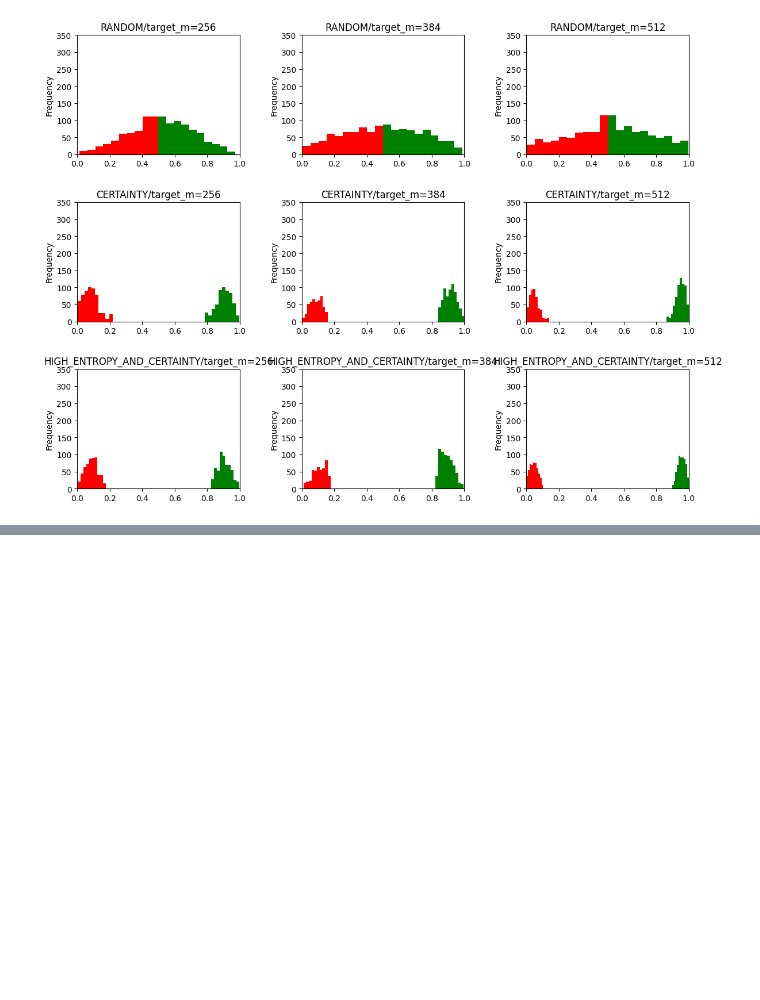
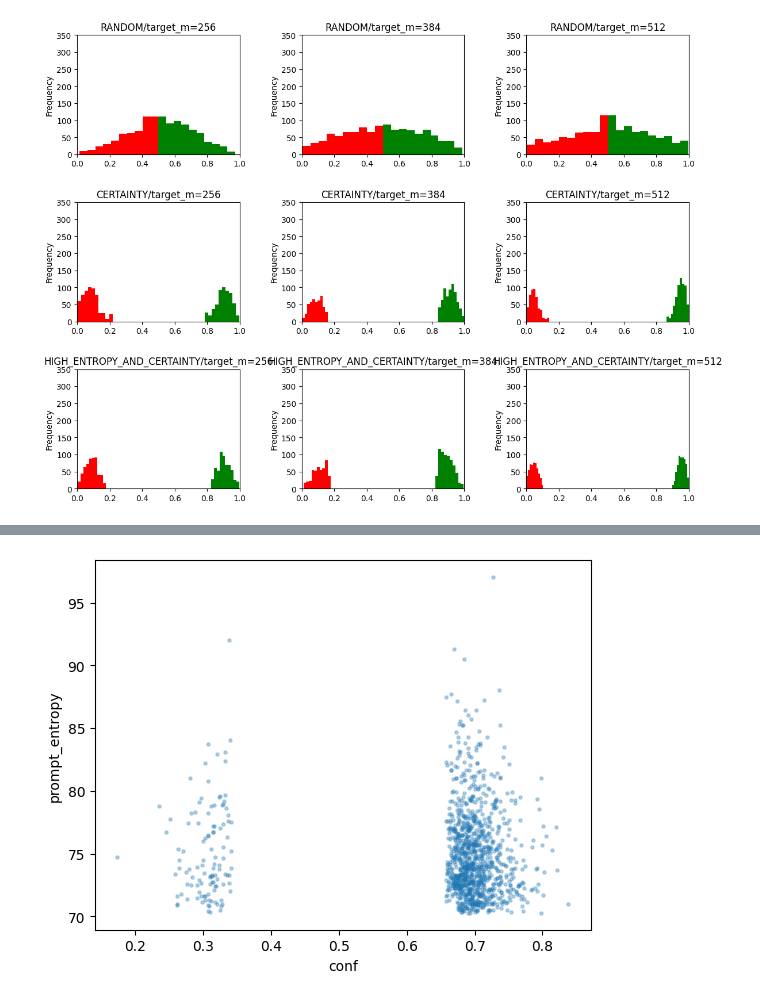
Before and after one commit to willmuldrew/active-preference-learning, a Jupyter notebook: notebooks/analyse_model_training_data.ipynb, the cells around one changed output, grey strips where cells are left out. Saved outputs shown, nothing was run; the diff lists cells and outputs as text; code cells hidden in the pictures; blank space fills up the shorter version.

Commit message:
more analysis of entropy

```diff
--- a/notebooks/analyse_model_training_data.ipynb
+++ b/notebooks/analyse_model_training_data.ipynb
@@ -8,6 +8,29 @@ import matplotlib.pyplot as plt
 import numpy as np
 import matplotlib.pyplot as plt
 # %%
+def map_conf(agree, p_y0):
+    """
+    Want to map data such that (e.g.) 99% is where the r_hat values were confidently right.
+    1% is where r_hat values were confidently wrong.  non-confident predictions should lie close to 50%
+
+    if p_y0_winner < 50%, then this means the model predicted that y1 was preferred.  p_y0_winner ~1% is a very confident y1 prediction
+    if p_y0_winner > 50%, then this means the model predicted that y0 was preferred.  p_y0_winner ~99% is a very confident y0 prediction
+
+    So to produce our combined confidence/correctness number we may need to mirror
+    p_y0_winner into the relevant half of the [0,1] range
+    """
+    if agree:
+        if p_y0 < 0.5: # model predicted y0
+            return 1 - p_y0
+        else: # model predicted y1
+            return p_y0
+    else:
+        if p_y0 > 0.5:
+            return 1 - p_y0
+        else:
+            return p_y0
+
+
 def get_training_data(project, tag, filename):
     dfs = []
     for r in wandb.Api().runs(project):
@@ -34,6 +57,7 @@ def get_training_data(project, tag, filename):
                     df["p_y0_winner"] = 1 / (1 + np.exp(df["r_hats"].apply(lambda r: r[1]) - df["r_hats"].apply(lambda r: r[0])))
                     df["y0_winner"] = df["rank"].apply(lambda r: r[0] == 0)
                     df["p_y0_winner_bucket"] = (np.floor((df["p_y0_winner"] * 4.9999)) + 1).astype(int)
+                    df["conf"] = df.apply(lambda r: map_conf(r["oracle_model_agree"], r["p_y0_winner"]), axis=1)
 
                     dfs.append(df)
 
@@ -164,0 +169,4 @@ plot_confidence_histos(ACQ_FNS, [256, 384, 512], df_tldr, 350)
+# %%
+df_imdb[df_imdb.target_m == 256][['prompt_entropy', 'conf']].dropna().plot.scatter(y="prompt_entropy", x="conf", marker=".", alpha=0.3);
+# %% [output]
+[figure, added]
```
Also changed, not shown: parts of 6 cells of this notebook.
